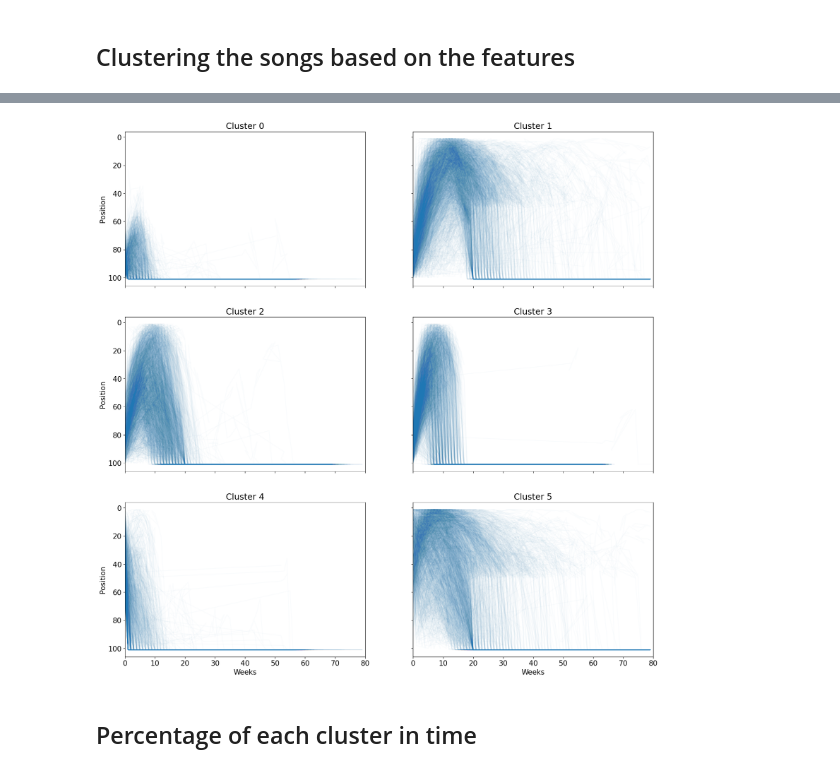
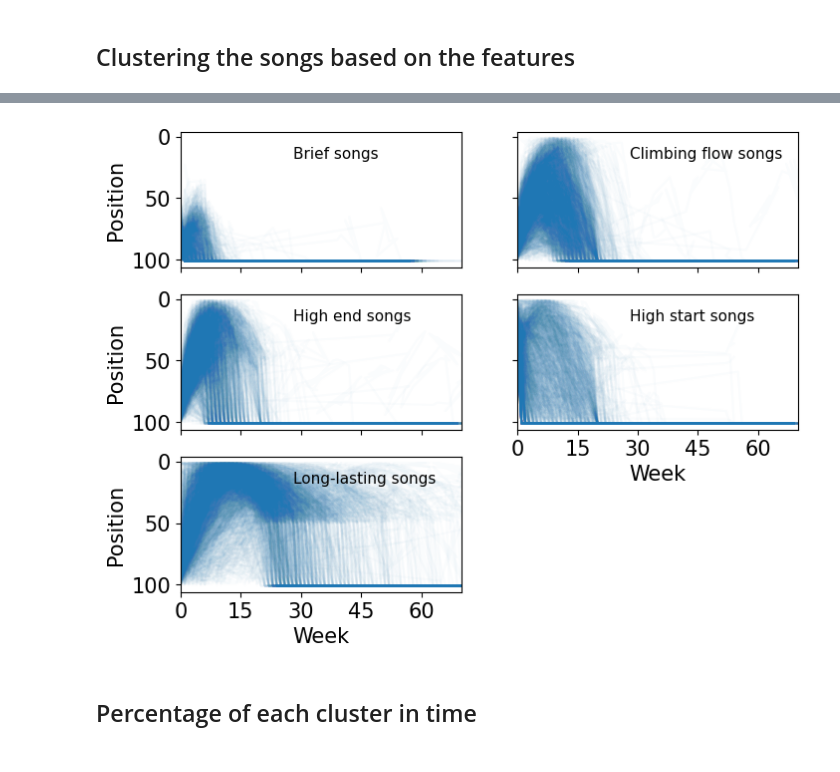
Before and after one commit to martalech/pop_charts_dynamics, a Jupyter notebook: trajectories_analysis/features_clustering.ipynb, the cells around one changed output, grey strips where cells are left out. Saved outputs shown, nothing was run; the diff lists cells and outputs as text; code cells hidden in the pictures.

```diff
--- a/trajectories_analysis/features_clustering.ipynb
+++ b/trajectories_analysis/features_clustering.ipynb
@@ -19,7 +19,7 @@ billboard_hot_100 = pd.read_csv("../billboard_hot_100.csv")
 billboard_hot_100["first_day_of_the_week"] = pd.to_datetime(billboard_hot_100["first_day_of_the_week"],
                                                             infer_datetime_format=True)
 billboard_hot_100["year"] = billboard_hot_100["first_day_of_the_week"].dt.year
-
+billboard_hot_100 = billboard_hot_100[(billboard_hot_100["year"] >= 1959) & (billboard_hot_100["year"] <= 2022)]
 billboard_hot_100.head()
 # %% [output]
 |  | Unnamed: 0 | first_day_of_the_week | artist | song_name | position | last_week_position | peak_position | ... |
@@ -116,7 +138,7 @@ plt.show()
 scaler = StandardScaler()
 X = scaler.fit_transform(billboard_hot_100[features])
 
-model = KMeans(n_clusters=6, n_init="auto")
+model = KMeans(n_clusters=5, n_init="auto", random_state=1)
 model.fit(X)
 
 y_clusters = model.predict(X)
@@ -130,3 +178,18 @@ unique_clusters = unique(y_clusters)
+# %%
+def map_cluster_name(cluster_nr):
+    if cluster_nr == brief_cluster:
+        return "Brief songs"
+    if cluster_nr == start_high_cluster:
+        return "High start songs"
+    if cluster_nr == end_high_cluster:
+        return "High end songs"
+    if cluster_nr == normal_cluster:
+        return "Climbing flow songs"
+    #if cluster_nr == longlasting_cluster:
+    return "Long-lasting songs"
+    #return "Recurrent songs"
+
+billboard_hot_100_new["cluster"] = billboard_hot_100_new["cluster"].map(lambda x: map_cluster_name(x))
 # %%
 rows_to_add = []
 
@@ -198,38 +269,50 @@ plt.show()
 # %%
-fig, axes = plt.subplots(math.ceil(len(unique_clusters)/2), 2, figsize=(20, 20), sharex=True, sharey=True)
+fig, axes = plt.subplots(math.ceil(len(unique_clusters)/2), 2, figsize=(8, 6), sharex=True, sharey=True)
 row_i, col_i = 0, 0
 
 for cluster in unique_clusters:
     songs_from_cluster = billboard_100_with_empty_weeks[billboard_100_with_empty_weeks['cluster'] == cluster].copy()
 
     min_first_week = songs_from_cluster["first_day_of_the_week"].min().to_pydatetime()
 
     songs_from_cluster["first_day_of_the_week"] = songs_from_cluster.apply(lambda row:
         int(((min_first_week + timedelta(
                 days=(row["first_day_of_the_week"] - row["first_week"]).days)) - min_first_week).days / 7), axis=1)
 
     songs_from_cluster = songs_from_cluster[songs_from_cluster["first_day_of_the_week"] < 80]
     songs_from_cluster.set_index("first_day_of_the_week", inplace=True)
 
     first_2000_songs = [g[1] for g in list(songs_from_cluster.groupby(["artist", "song_name"]))[:1000]]
     for song in tqdm(first_2000_songs):
-        song["position"].plot(ax=axes[row_i, col_i], alpha=0.02, color="C0")
+        songs_series = song["position"]
+        axes[row_i, col_i].plot(songs_series.index, songs_series.values, alpha=0.02, color="C0")
+        #song["position"].plot(ax=axes[row_i, col_i], alpha=0.02, color="C0")
 
-    axes[row_i, col_i].set_title(f"Cluster {cluster}")
-    axes[row_i, col_i].set_xlabel("Weeks")
-    axes[row_i, col_i].set_ylabel("Position")
+    #axes[row_i, col_i].set_title(f"{cluster}")
+    axes[row_i, col_i].text(0.4, 0.8, f"{cluster}", transform=axes[row_i, col_i].transAxes, fontsize=11)
+    if row_i == 2 or ((row_i == 1) and (col_i == 1)):
+        axes[row_i, col_i].set_xlabel("Week")
+        axes[row_i, col_i].xaxis.set_tick_params(labelbottom=True)
+        axes[row_i, col_i].xaxis.set_major_locator(plt.MaxNLocator(6))
+        for tk in axes[row_i, col_i].get_xticklabels():
+            tk.set_visible(True)
+
+    if col_i == 0:
+        axes[row_i, col_i].set_ylabel("Position")
 
     col_i += 1
     if col_i == 2:
         col_i = 0
         row_i += 1
 
-plt.xlim(0, 80)
+fig.delaxes(axes[2, 1])
+
+plt.xlim(0, 70)
 plt.gca().invert_yaxis()
-plt.savefig("figures/cluster_trajectories.pdf", format="pdf")
+plt.savefig("figures/cluster_trajectories.pdf", format="pdf", bbox_inches="tight")
 plt.show()
 # %% [output]
-[figure, old version]
+[figure, new version]
 # %% [markdown]
 ## Percentage of each cluster in time
 # %%
```
Also changed, not shown: parts of 9 cells of this notebook, 41 other files.
